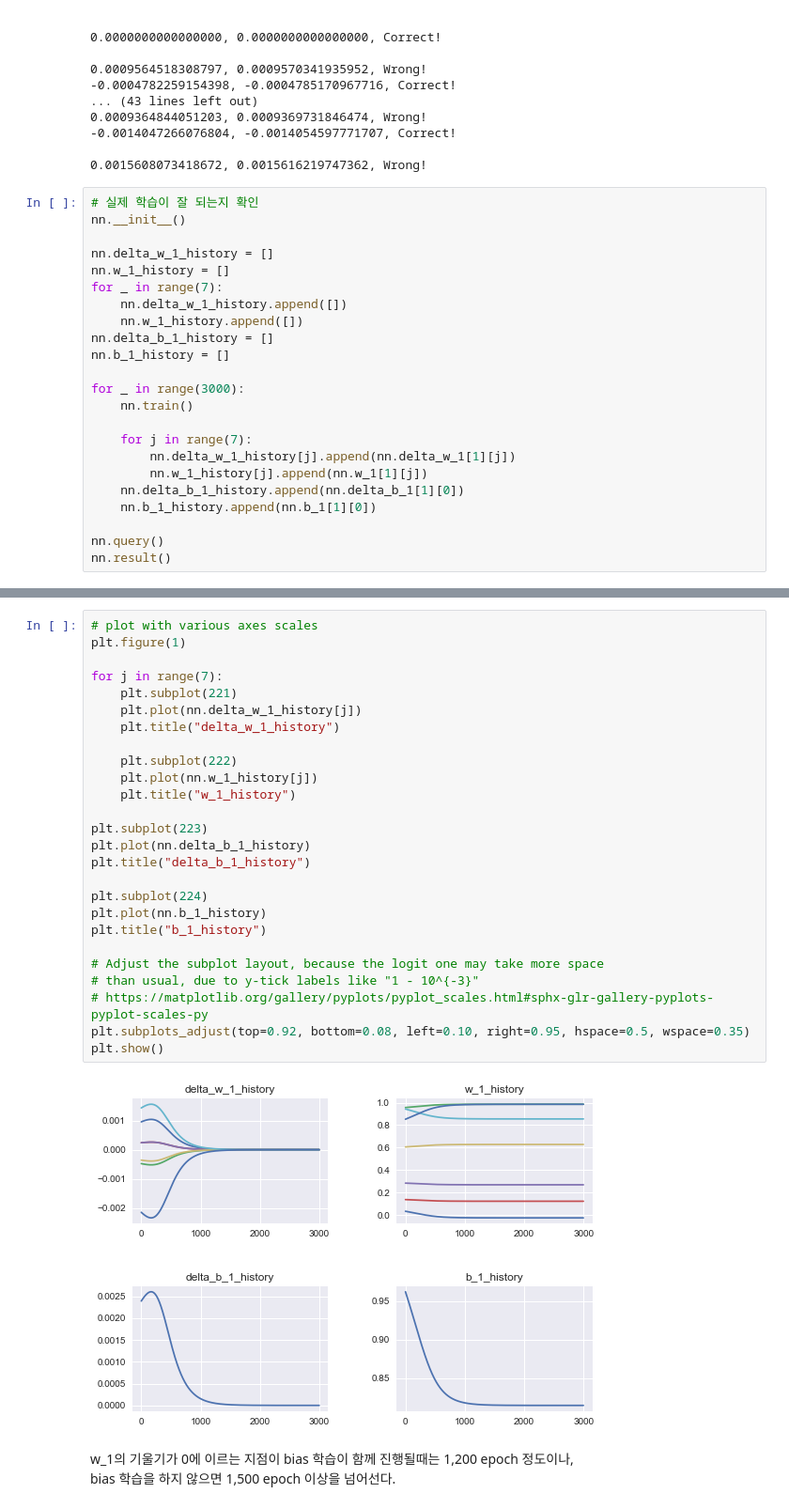
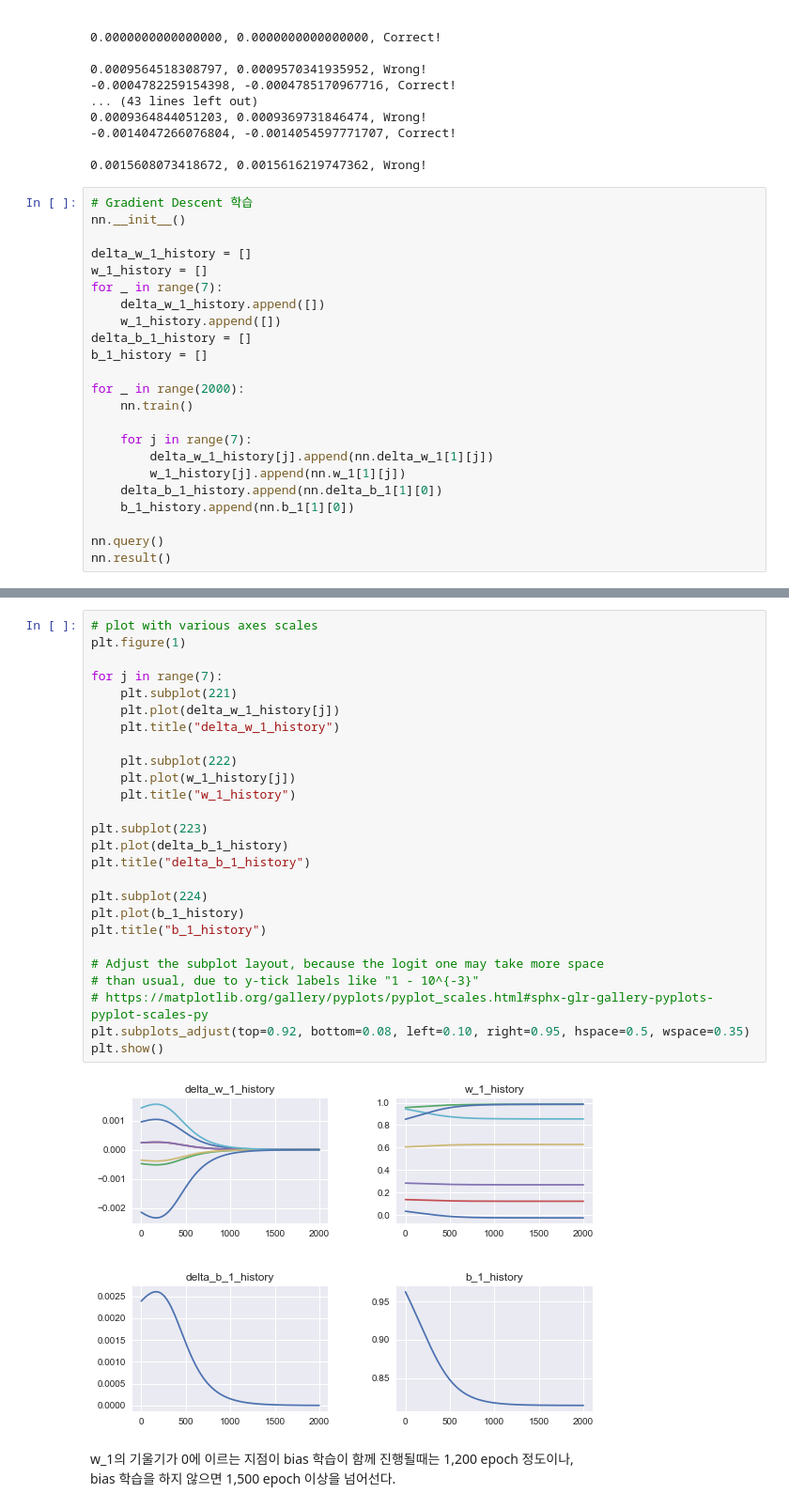
Before and after one commit to likejazz/jupyter-notebooks, a Jupyter notebook: backpropagation.ipynb, the cells around one changed output, grey strips where cells are left out. Shown: that part at 94% size. Drawn from its saved outputs; the diff is of its cells as text.

```diff
--- a/backpropagation.ipynb
+++ b/backpropagation.ipynb
@@ -269,25 +305,25 @@ gradient_checking(nn, 1)
 
 0.0015608073418672, 0.0015616219747362, Wrong!
 # %%
-# 실제 학습이 잘 되는지 확인
+# Gradient Descent 학습
 nn.__init__()
 
-nn.delta_w_1_history = []
-nn.w_1_history = []
+delta_w_1_history = []
+w_1_history = []
 for _ in range(7):
-    nn.delta_w_1_history.append([])
-    nn.w_1_history.append([])
-nn.delta_b_1_history = []
-nn.b_1_history = []
+    delta_w_1_history.append([])
+    w_1_history.append([])
+delta_b_1_history = []
+b_1_history = []
 
-for _ in range(3000):
+for _ in range(2000):
     nn.train()
 
     for j in range(7):
-        nn.delta_w_1_history[j].append(nn.delta_w_1[1][j])
-        nn.w_1_history[j].append(nn.w_1[1][j])
-    nn.delta_b_1_history.append(nn.delta_b_1[1][0])
-    nn.b_1_history.append(nn.b_1[1][0])
+        delta_w_1_history[j].append(nn.delta_w_1[1][j])
+        w_1_history[j].append(nn.w_1[1][j])
+    delta_b_1_history.append(nn.delta_b_1[1][0])
+    b_1_history.append(nn.b_1[1][0])
 
 nn.query()
 nn.result()
@@ -297,31 +333,31 @@ nn.result()
 # %%
 # plot with various axes scales
 plt.figure(1)
 
 for j in range(7):
     plt.subplot(221)
-    plt.plot(nn.delta_w_1_history[j])
+    plt.plot(delta_w_1_history[j])
     plt.title("delta_w_1_history")
 
     plt.subplot(222)
-    plt.plot(nn.w_1_history[j])
+    plt.plot(w_1_history[j])
     plt.title("w_1_history")
 
 plt.subplot(223)
-plt.plot(nn.delta_b_1_history)
+plt.plot(delta_b_1_history)
 plt.title("delta_b_1_history")
 
 plt.subplot(224)
-plt.plot(nn.b_1_history)
+plt.plot(b_1_history)
 plt.title("b_1_history")
 
 # Adjust the subplot layout, because the logit one may take more space
 # than usual, due to y-tick labels like "1 - 10^{-3}"
 # https://matplotlib.org/gallery/pyplots/pyplot_scales.html#sphx-glr-gallery-pyplots-pyplot-scales-py
 plt.subplots_adjust(top=0.92, bottom=0.08, left=0.10, right=0.95, hspace=0.5, wspace=0.35)
 plt.show()
 # %% [output]
-[figure, old version]
+[figure, new version]
 # %% [markdown]
 w_1의 기울기가 0에 이르는 지점이 bias 학습이 함께 진행될때는 1,200 epoch 정도이나,
 bias 학습을 하지 않으면 1,500 epoch 이상을 넘어선다.
```
Also changed, not shown: parts of 15 cells of this notebook.
